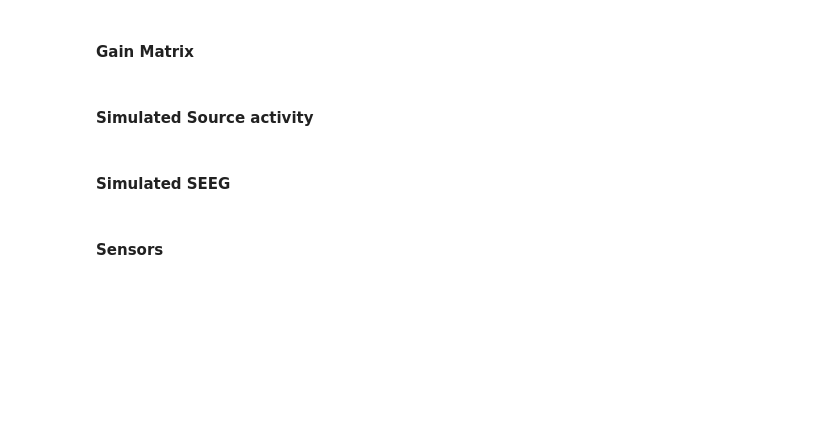
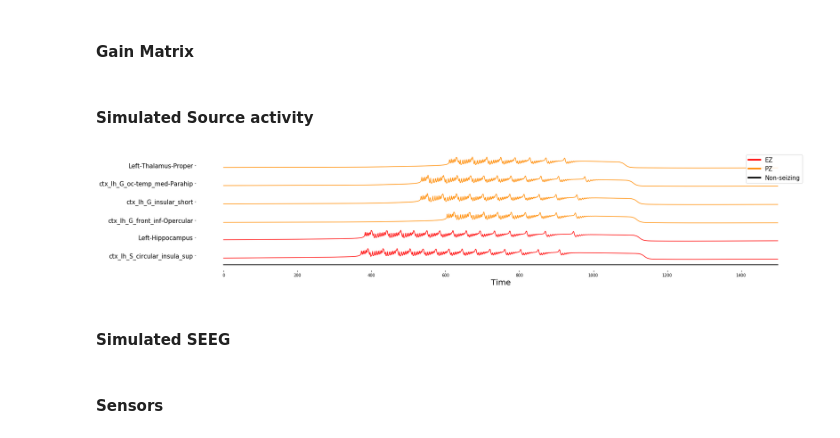
Before and after one commit to dhrunia/infr_szr_prpgtn, a Jupyter notebook: benchmark_paper_figures.ipynb, the cells around one changed output. Cells and saved outputs as stored; diff of their text form; code cells hidden in the pictures; blank space fills up the shorter version.

Commit message:
change colors in synthetic data

```diff
--- a/benchmark_paper_figures.ipynb
+++ b/benchmark_paper_figures.ipynb
@@ -255,39 +255,42 @@ x = sim_data['src_sig'][start_idx:end_idx,0,:,0] + sim_data['src_sig'][start_idx
 z = sim_data['src_sig'][start_idx:end_idx,2,:,0]
 n_areas = x.shape[1]
 fig = plt.figure(figsize=(25,5))
 
 ax = plt.subplot()
 yticks = []
 yticks_labels = []
 for i in range(n_areas):
     if(i in ez):
         t = x[:,i]+7*(np.where(ez == i)[0] + 1)
-        plt.plot(t, alpha=0.5, color='red');
+        plt.plot(t, alpha=1, color='red');
         yticks.append(t.mean(axis=0))
         yticks_labels.append(roi_names[i])
     elif(i in pz):
         t = x[:,i]+7*(np.where(pz == i)[0] + 3)
-        plt.plot(t, alpha=0.5, color='orange');
+        plt.plot(t, alpha=1.0, color='darkorange');
         yticks.append(t.mean(axis=0))
         yticks_labels.append(roi_names[i])
     else:
         plt.plot(x[:,i]+5, alpha=0.5, color='black');
 #         yticks.append(src_sig[:,i].mean(axis=0) +5)
 plt.xlabel('Time', fontsize=20)
 # plt.ylabel(r'Source Activity', fontsize=20);
 # plt.xticks(ax.get_xticks()[1:-1], map(lambda x: str(int(x)), ax.get_xticks()[1:-1]), fontsize=15);
 # ax.get_yaxis().set_visible(False)
 ax.spines['top'].set_visible(False)
 ax.spines['right'].set_visible(False)
 ax.spines['left'].set_visible(False)
 ax.spines['bottom'].set_visible(False)
 plt.yticks(yticks,yticks_labels, fontsize=15);
-legend_elements = [Line2D([0], [0], color='xkcd:red', alpha=0.5, linewidth=4, label='EZ'),
-                   Line2D([0], [0], color='xkcd:rust', alpha=0.5, linewidth=4, label='PZ'),
-                   Line2D([0], [0], color='black', alpha=0.8, linewidth=4, label='Non-seizing'),]
+legend_elements = [Line2D([0], [0], color='red', alpha=1.0, linewidth=4, label='EZ'),
+                   Line2D([0], [0], color='darkorange', alpha=1.0, linewidth=4, label='PZ'),
+                   Line2D([0], [0], color='black', alpha=1.0, linewidth=4, label='Non-seizing'),]
 plt.legend(handles=legend_elements, fontsize=15, loc='upper right')
-plt.title('Simulated Data: Source Activity', fontsize=25)
+plt.tight_layout()
+# plt.title('Simulated Data: Source Activity', fontsize=25)
 plt.savefig(os.path.join(figs_dir, 'source_activity.png'))
+# %% [output]
+[figure, added]
 # %% [markdown]
 #### Simulated SEEG
 # %%
```
